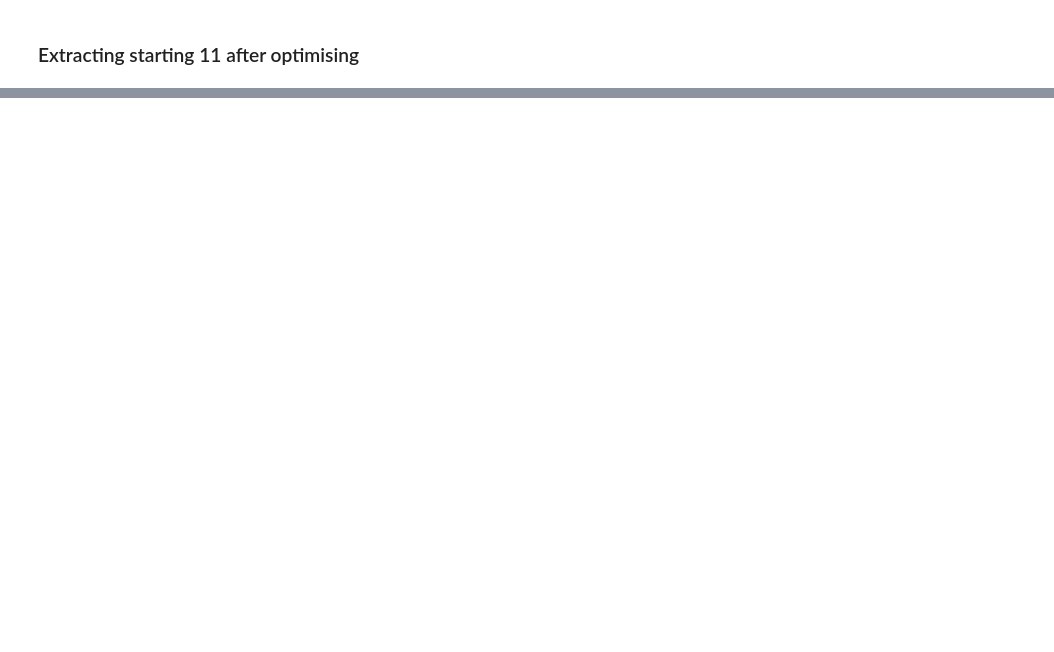
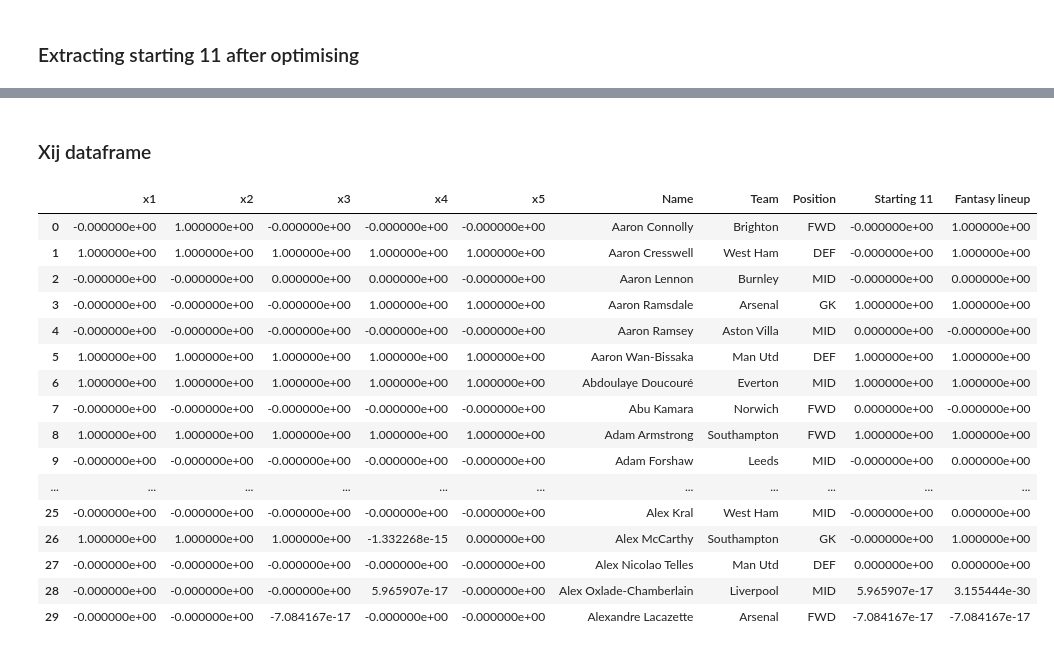
Before and after one commit to yuliangod/Optimisation-1D, a Jupyter notebook: Data processing.ipynb, the cells around one changed output, grey strips where cells are left out. Saved outputs shown, nothing was run; the diff lists cells and outputs as text; code cells hidden in the pictures; blank space fills up the shorter version.

```diff
--- a/Data processing.ipynb
+++ b/Data processing.ipynb
@@ -192,0 +299,23 @@ starting11_df
+# %% [markdown]
+### Xij dataframe
+# %%
+xij_df = pd.read_csv("xij.csv")
+xij_df
+# %% [output]
+|  | x1 | x2 | x3 | x4 | x5 | Name | Team | Position | Starting 11 | Fantasy lineup |
+| 0 | -0.000000e+00 | 1.000000e+00 | -0.000000e+00 | -0.000000e+00 | -0.000000e+00 | Aaron Connolly | Brighton | FWD | -0.000000e+00 | 1.000000e+00 |
+| 1 | 1.000000e+00 | 1.000000e+00 | 1.000000e+00 | 1.000000e+00 | 1.000000e+00 | Aaron Cresswell | West Ham | DEF | -0.000000e+00 | 1.000000e+00 |
+| 2 | -0.000000e+00 | -0.000000e+00 | 0.000000e+00 | 0.000000e+00 | -0.000000e+00 | Aaron Lennon | Burnley | MID | -0.000000e+00 | 0.000000e+00 |
+| 3 | -0.000000e+00 | -0.000000e+00 | -0.000000e+00 | 1.000000e+00 | 1.000000e+00 | Aaron Ramsdale | Arsenal | GK | 1.000000e+00 | 1.000000e+00 |
+| 4 | -0.000000e+00 | -0.000000e+00 | -0.000000e+00 | -0.000000e+00 | -0.000000e+00 | Aaron Ramsey | Aston Villa | MID | 0.000000e+00 | -0.000000e+00 |
+| 5 | 1.000000e+00 | 1.000000e+00 | 1.000000e+00 | 1.000000e+00 | 1.000000e+00 | Aaron Wan-Bissaka | Man Utd | DEF | 1.000000e+00 | 1.000000e+00 |
+| 6 | 1.000000e+00 | 1.000000e+00 | 1.000000e+00 | 1.000000e+00 | 1.000000e+00 | Abdoulaye Doucouré | Everton | MID | 1.000000e+00 | 1.000000e+00 |
+| 7 | -0.000000e+00 | -0.000000e+00 | -0.000000e+00 | -0.000000e+00 | -0.000000e+00 | Abu Kamara | Norwich | FWD | 0.000000e+00 | -0.000000e+00 |
+| 8 | 1.000000e+00 | 1.000000e+00 | 1.000000e+00 | 1.000000e+00 | 1.000000e+00 | Adam Armstrong | Southampton | FWD | 1.000000e+00 | 1.000000e+00 |
+| 9 | -0.000000e+00 | -0.000000e+00 | -0.000000e+00 | -0.000000e+00 | -0.000000e+00 | Adam Forshaw | Leeds | MID | -0.000000e+00 | 0.000000e+00 |
+| ... | ... | ... | ... | ... | ... | ... | ... | ... | ... | ... |
+| 25 | -0.000000e+00 | -0.000000e+00 | -0.000000e+00 | -0.000000e+00 | -0.000000e+00 | Alex Kral | West Ham | MID | -0.000000e+00 | 0.000000e+00 |
+| 26 | 1.000000e+00 | 1.000000e+00 | 1.000000e+00 | -1.332268e-15 | 0.000000e+00 | Alex McCarthy | Southampton | GK | -0.000000e+00 | 1.000000e+00 |
+| 27 | -0.000000e+00 | -0.000000e+00 | -0.000000e+00 | -0.000000e+00 | -0.000000e+00 | Alex Nicolao Telles | Man Utd | DEF | 0.000000e+00 | 0.000000e+00 |
+| 28 | -0.000000e+00 | -0.000000e+00 | -0.000000e+00 | 5.965907e-17 | -0.000000e+00 | Alex Oxlade-Chamberlain | Liverpool | MID | 5.965907e-17 | 3.155444e-30 |
+| 29 | -0.000000e+00 | -0.000000e+00 | -7.084167e-17 | -0.000000e+00 | -0.000000e+00 | Alexandre Lacazette | Arsenal | FWD | -7.084167e-17 | -7.084167e-17 |
```
Also changed, not shown: parts of 22 cells of this notebook, 45 other files.
